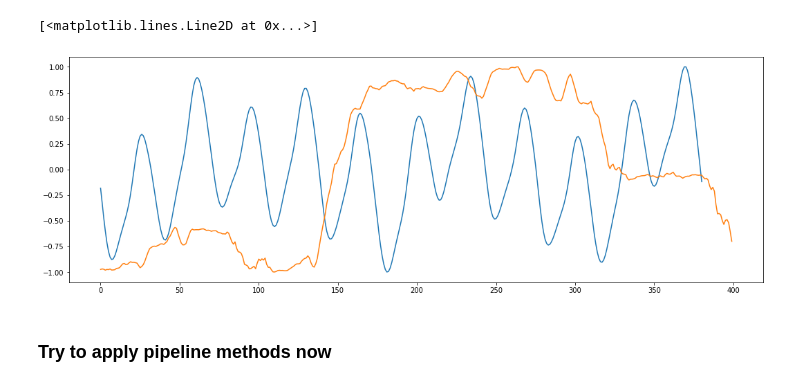
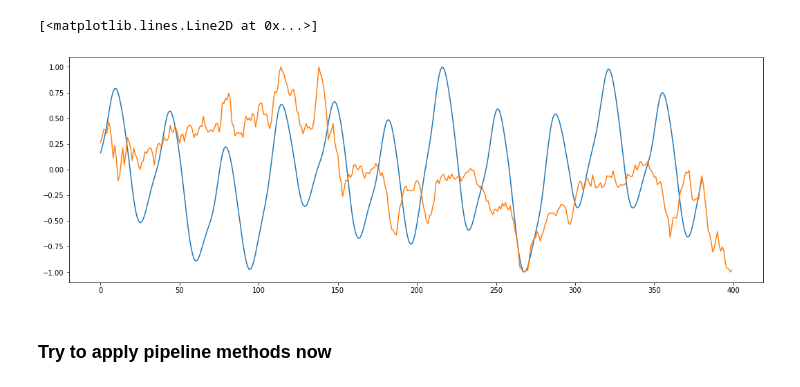
Before and after one commit to arnavpon/pydroid, a Jupyter notebook: example/android/app/src/main/python/pipeline-dev/pipeline-v1/ml.v2.ipynb, the cells around one changed output. Cells and saved outputs as stored; diff of their text form; code cells hidden in the pictures.

```diff
--- a/example/android/app/src/main/python/pipeline-dev/pipeline-v1/ml.v2.ipynb
+++ b/example/android/app/src/main/python/pipeline-dev/pipeline-v1/ml.v2.ipynb
@@ -226,34 +235,34 @@ pd.DataFrame(results)
 # %%
-model = mls['RF2000']
+model = mls['XG1000_NO_MAX_DEPTH']
 
 test_subject = 5
 smoothing_window = 6
 ground_truth_smoothing_window = 20
-beg = 1200
-end = 1600
+beg = 800
+end = 1200
 
 test_data = truths[test_subject - 1].preprocess_with_wavelet(wave = wave, level = wave_level)
 test_X = test_data.drop(columns = ['bvp']).to_numpy()
 test_y = test_data.bvp.to_numpy()
 
 pred = model.predict_skl(test_X)
 pred = n_moving_avg(pred, smoothing_window)
 pred = resample(pred, len(test_y))
 gt = test_y[beg: end]
 
 signal = pred[beg: end]
 gt = n_moving_avg(gt, ground_truth_smoothing_window)
 
 signal = normalize_signal(signal)
 signal = normalize_amplitude_to_1(signal)
 gt = normalize_signal(gt)
 gt = normalize_amplitude_to_1(gt)
 
 plt.plot(gt)
 plt.plot(signal)
 # %% [output]
 [<matplotlib.lines.Line2D at 0x...>]
-[figure, old version]
+[figure, new version]
 # %% [markdown]
 ### Try to apply pipeline methods now
 # %%
```
Also changed, not shown: parts of 2 cells of this notebook.
